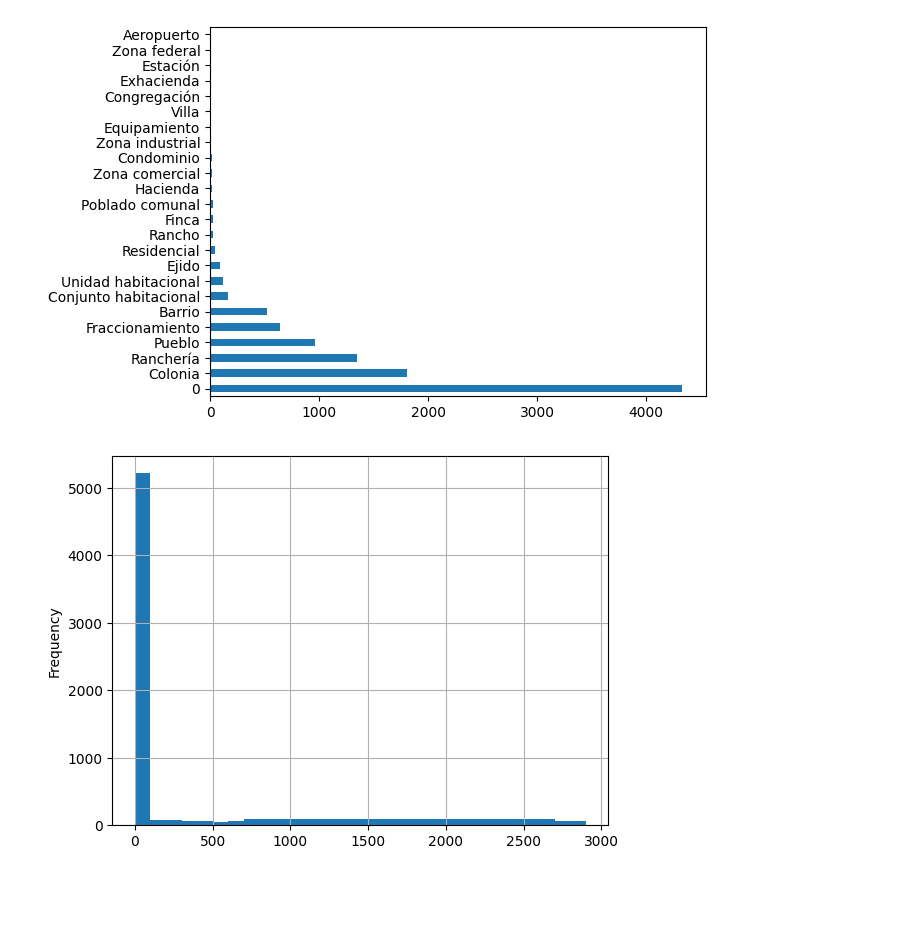
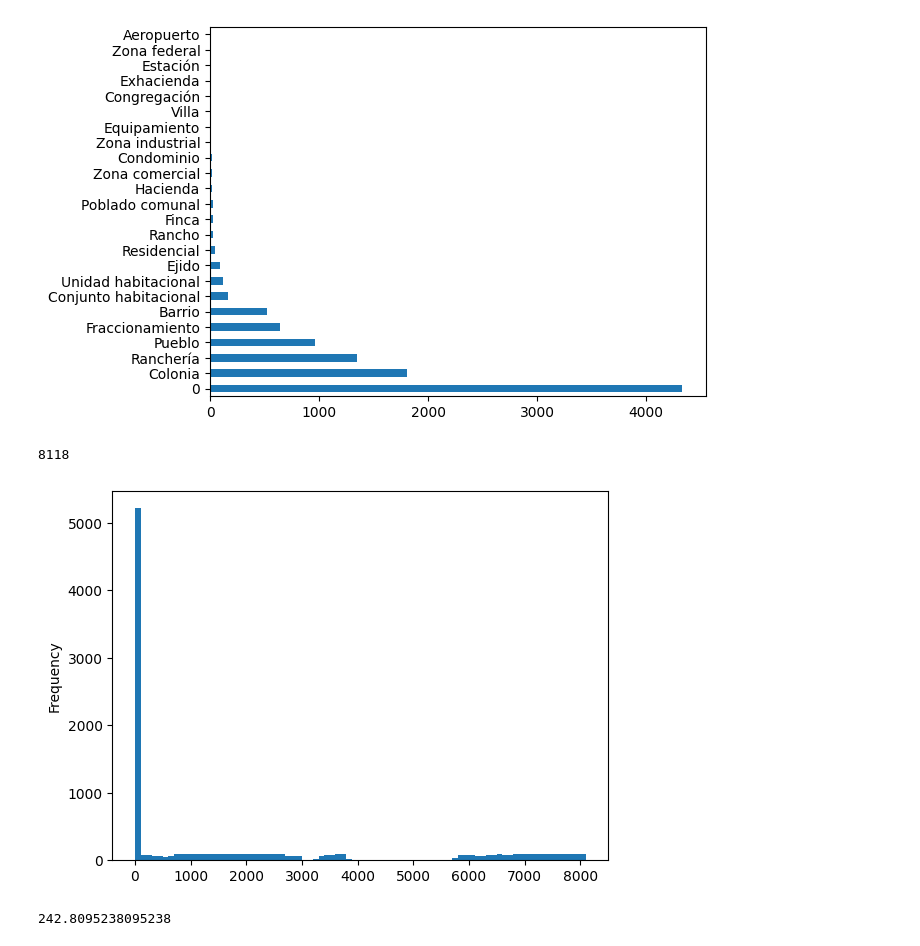
Before and after one commit to juanamador10/csv_practice, a Jupyter notebook: data_analysis.ipynb, the cells around one changed output. Drawn from its saved outputs; the diff is of its cells as text; code cells hidden in the pictures; blank space fills up the shorter version.

```diff
--- a/data_analysis.ipynb
+++ b/data_analysis.ipynb
@@ -5,7 +5,7 @@ import matplotlib.pyplot as plt
 
 def id_plot():
     bins_list = []
-    for i in range(0, 3000, 100):
+    for i in range(0, 8200, 100):
         bins_list.append(i)
     #print("List", bins_list)
     return bins_list
@@ -40,11 +62,26 @@ plt.savefig('diagrams/d_tipo_asentamiento_plot.png')
 plt.show()
 # %% [output]
 [figure]
+# %%
+# We need to define the range that each separation of the values is going to be
+# For that we need to find the max value from the data in order to don't miss any value
+# We decided a separation of 100 for the graph (100, 200, 300...) like: how many numbers there are between 0 and 100.
+# The final number was 8200 due to the count is of 100 and 8118 is between 8100 and 8200.
+
+id_asenta_cpcons_plot = df['id_asenta_cpcons'].astype(int).max()
+print(id_asenta_cpcons_plot)
+# %% [output]
+8118
 # %%
-#id_asenta_cpcons_max = df['id_asenta_cpcons'].astype(int).max()
-id_asenta_cpcons_plot = df['id_asenta_cpcons'].astype(int).plot.hist(grid=True, bins=id_plot())
+id_asenta_cpcons_plot = df['id_asenta_cpcons'].astype(int).plot.hist(bins=id_plot())
 plt.savefig('diagrams/id_asenta_cpcons_plot.png')
 plt.show()
 # %% [output]
-[figure, old version]
+[figure, new version]
+# %%
+# We wanto to know and put the mean for the "c_oficita" data
+c_oficina_mean = df['c_oficina'].astype(int).value_counts().mean()
+print(c_oficina_mean)
+# %% [output]
+242.8095238095238
 # %%
```
Also changed, not shown: parts of 2 cells of this notebook, 4 other files.
